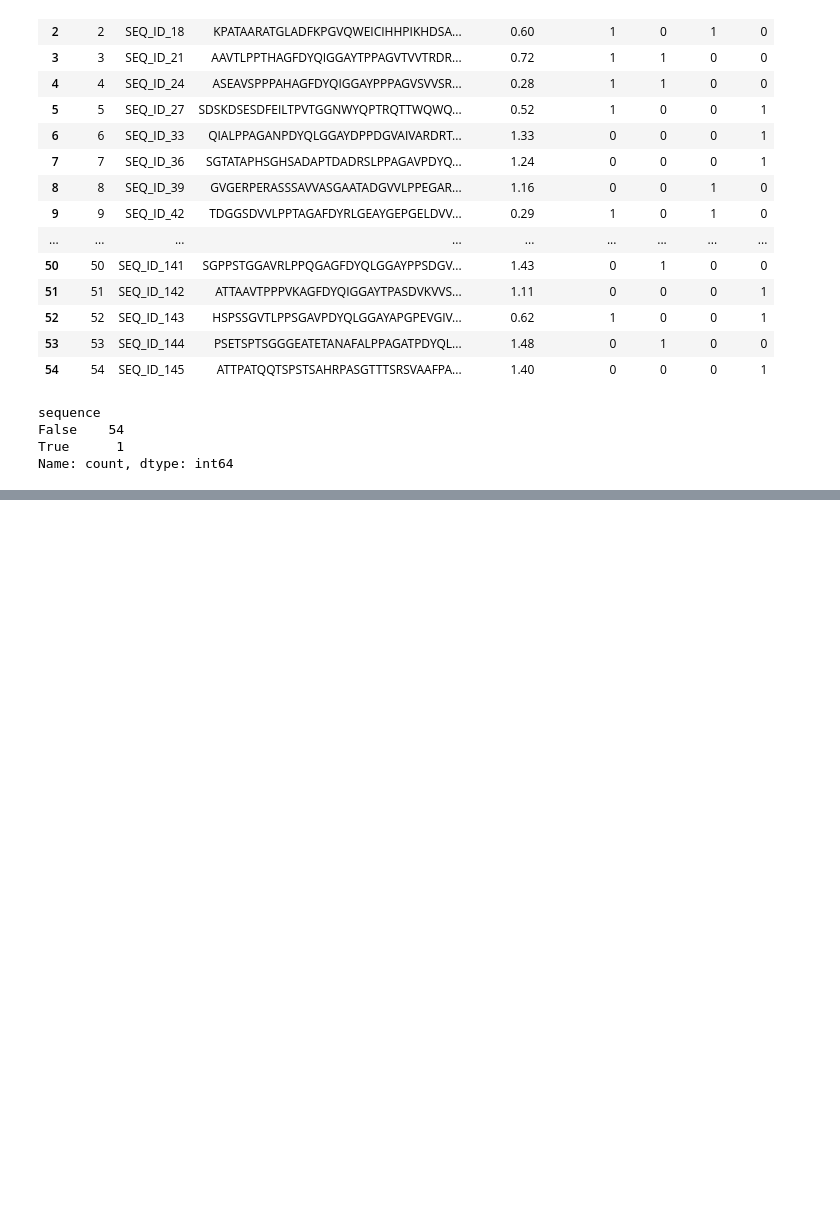
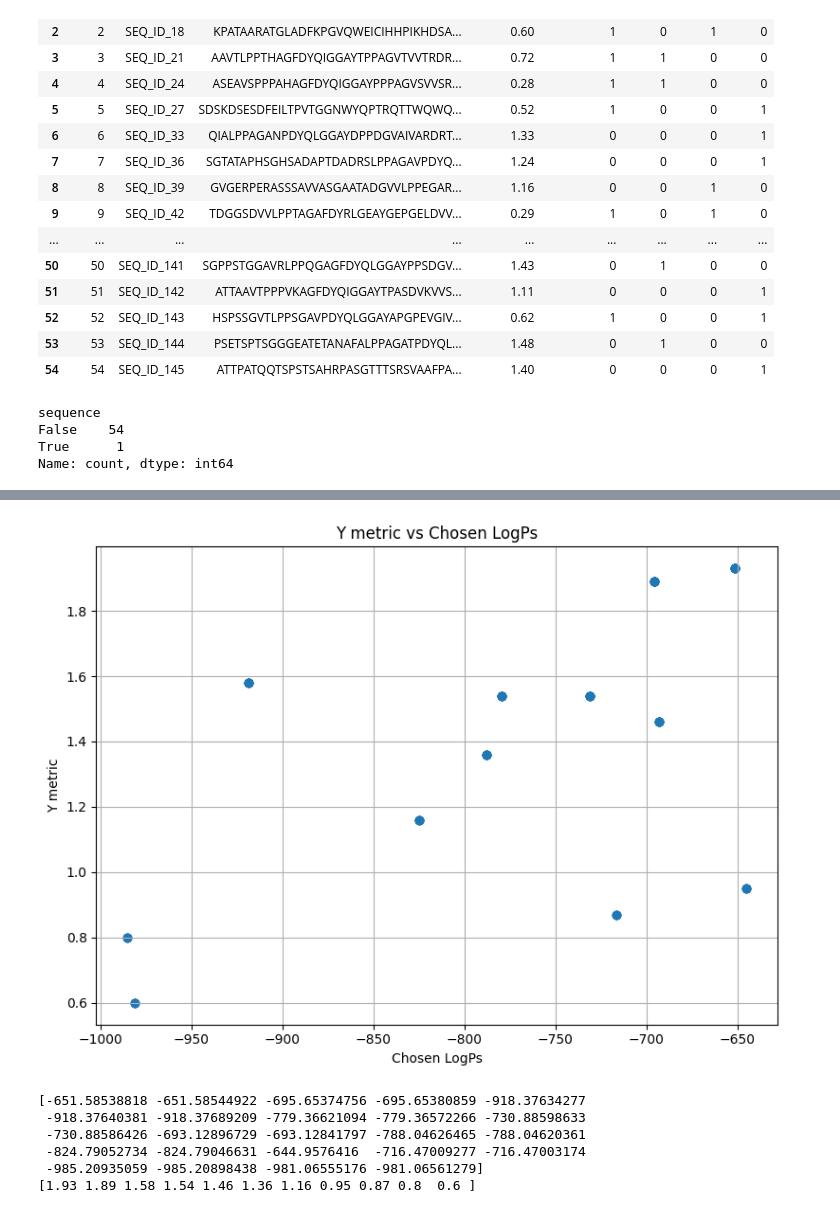
Before and after one commit to CoditoDTU/novo_dpo, a Jupyter notebook: dpo.ipynb, the cells around one changed output, grey strips where cells are left out. Saved outputs shown, nothing was run; the diff lists cells and outputs as text; code cells hidden in the pictures; blank space fills up the shorter version.

```diff
--- a/dpo.ipynb
+++ b/dpo.ipynb
@@ -47,0 +204,15 @@ Name: count, dtype: int64
+# %%
+plot_logps_vs_dms(df = summary_df,
+                  save_path = 'data/')
+# %% [output]
+[figure, added]
+# %%
+print(summary_df['chosen_logps'].unique())
+print(summary_df['chosen_target_reg'].unique())
+# %% [output]
+[-651.58538818 -651.58544922 -695.65374756 -695.65380859 -918.37634277
+ -918.37640381 -918.37689209 -779.36621094 -779.36572266 -730.88598633
+ -730.88586426 -693.12896729 -693.12841797 -788.04626465 -788.04620361
+ -824.79052734 -824.79046631 -644.9576416  -716.47009277 -716.47003174
+ -985.20935059 -985.20898438 -981.06555176 -981.06561279]
+[1.93 1.89 1.58 1.54 1.46 1.36 1.16 0.95 0.87 0.8  0.6 ]
```
Also changed, not shown: parts of 10 cells of this notebook, 7 other files.
